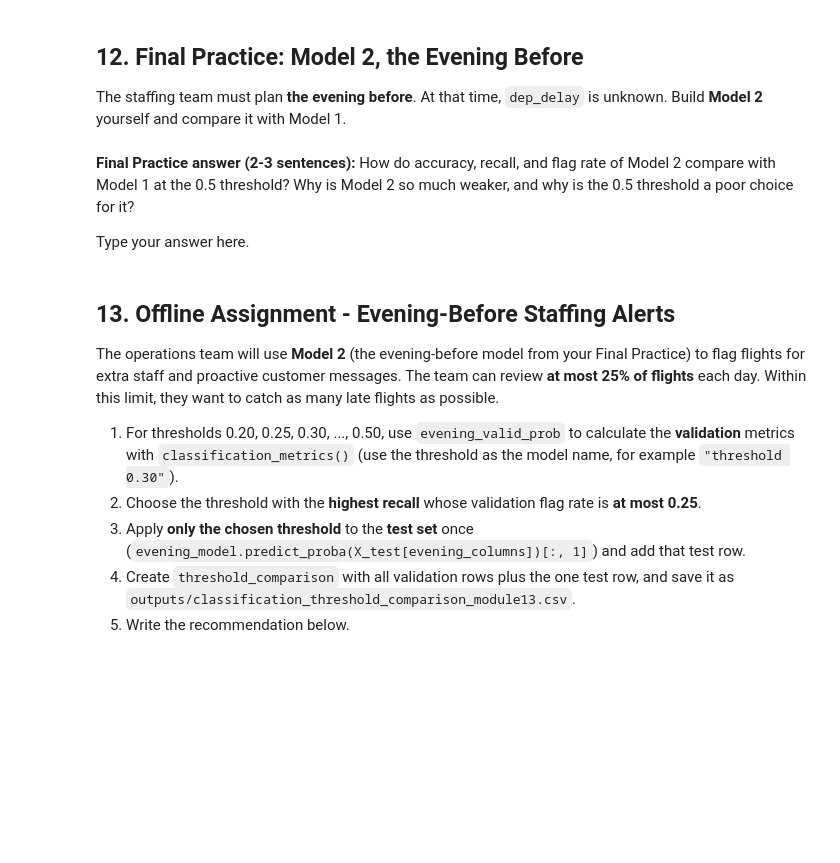
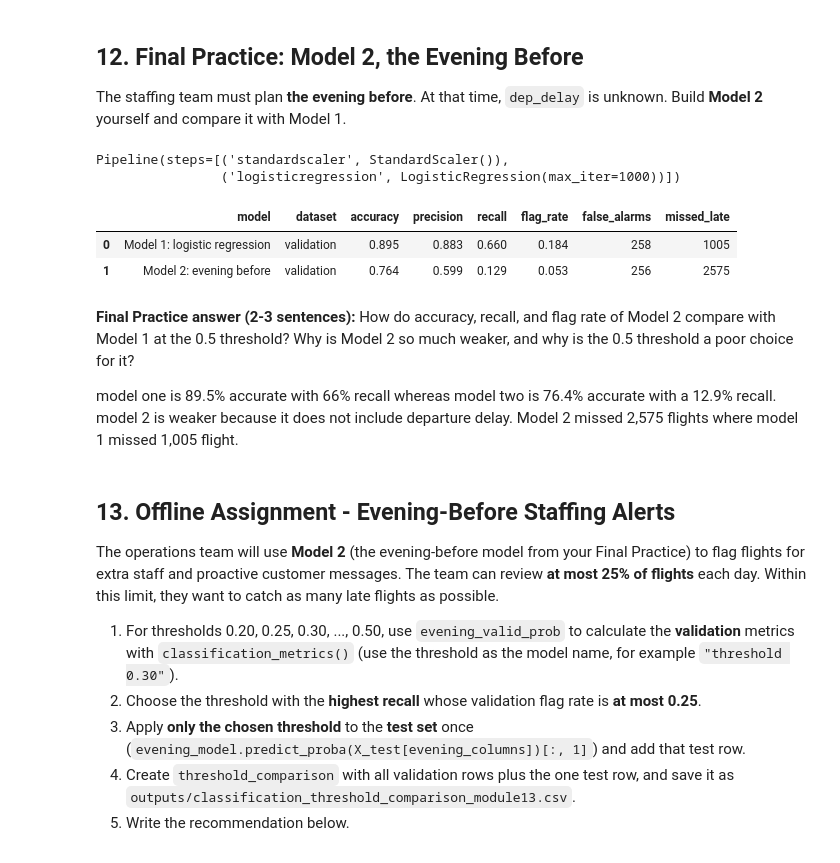
Before and after one commit to zambuggy2/ban6003-week-12-13-modeling-template, a Jupyter notebook: notebooks/module13_classification_guided_lab.ipynb, the cells around one changed output. Saved outputs shown, nothing was run; the diff lists cells and outputs as text; code cells hidden in the pictures; blank space fills up the shorter version.

```diff
--- a/notebooks/module13_classification_guided_lab.ipynb
+++ b/notebooks/module13_classification_guided_lab.ipynb
@@ -456,6 +543,12 @@ The staffing team must plan **the evening before**. At that time, `dep_delay` is
 # Final Practice Step 2
 # Create evening_model = make_pipeline(StandardScaler(), LogisticRegression(max_iter=1000))
 # and fit it on X_train[evening_columns] and y_train.
+
+evening_model = make_pipeline(StandardScaler(), LogisticRegression(max_iter=1000))
+evening_model.fit(X_train[evening_columns], y_train)
+# %% [output]
+Pipeline(steps=[('standardscaler', StandardScaler()),
+                ('logisticregression', LogisticRegression(max_iter=1000))])
 # %%
 # Final Practice Step 3
 # Create evening_valid_prob (probability of late on X_valid[evening_columns])
@@ -463,11 +558,32 @@ The staffing team must plan **the evening before**. At that time, `dep_delay` is
 # %%
 # Final Practice Step 4
 # Display a DataFrame with two classification_metrics(...) rows on the validation set:
 # "Model 1: logistic regression" (log_valid_pred) and "Model 2: evening before" (evening_valid_pred).
+# Final Practice Step 4
+validation_comparison = pd.DataFrame([
+    classification_metrics(
+        "Model 1: logistic regression",
+        "validation",
+        y_valid,
+        log_valid_pred
+    ),
+    classification_metrics(
+        "Model 2: evening before",
+        "validation",
+        y_valid,
+        evening_valid_pred
+    )
+])
+
+display(validation_comparison.round(3))
+# %% [output]
+|  | model | dataset | accuracy | precision | recall | flag_rate | false_alarms | missed_late |
+| 0 | Model 1: logistic regression | validation | 0.895 | 0.883 | 0.660 | 0.184 | 258 | 1005 |
+| 1 | Model 2: evening before | validation | 0.764 | 0.599 | 0.129 | 0.053 | 256 | 2575 |
 # %% [markdown]
 **Final Practice answer (2-3 sentences):** How do accuracy, recall, and flag rate of Model 2 compare with Model 1 at the 0.5 threshold? Why is Model 2 so much weaker, and why is the 0.5 threshold a poor choice for it?
 
-Type your answer here.
+model one is 89.5% accurate with 66% recall whereas model two is 76.4% accurate with a 12.9% recall.  model 2 is weaker because it does not include departure delay.  Model 2 missed 2,575 flights where model 1 missed 1,005 flight.
 # %% [markdown]
 ## 13. Offline Assignment - Evening-Before Staffing Alerts
 
```
Also changed, not shown: parts of 25 cells of this notebook, 2 other files.
